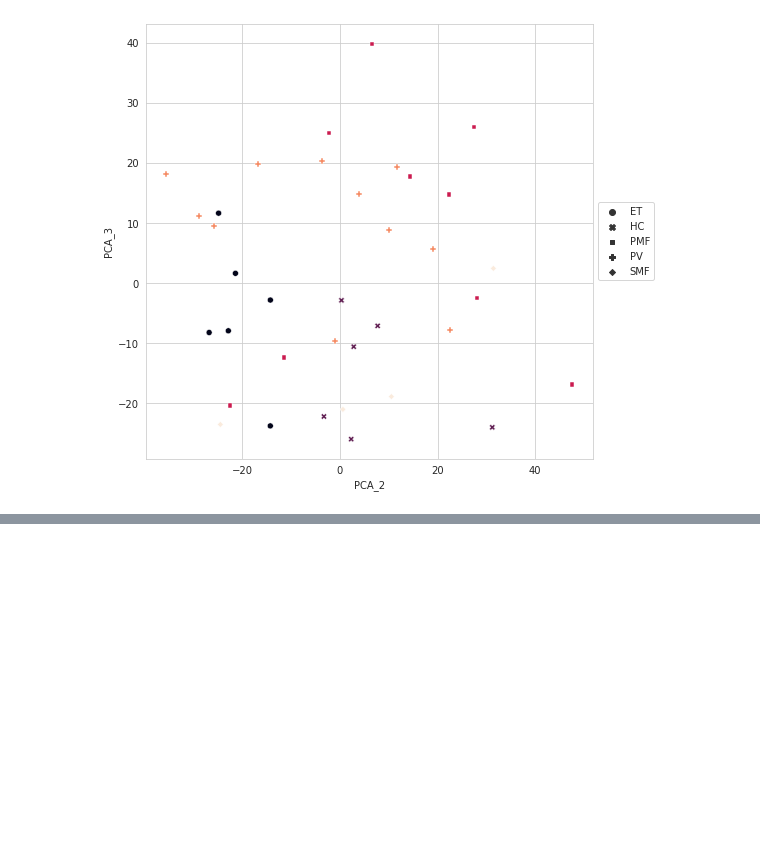
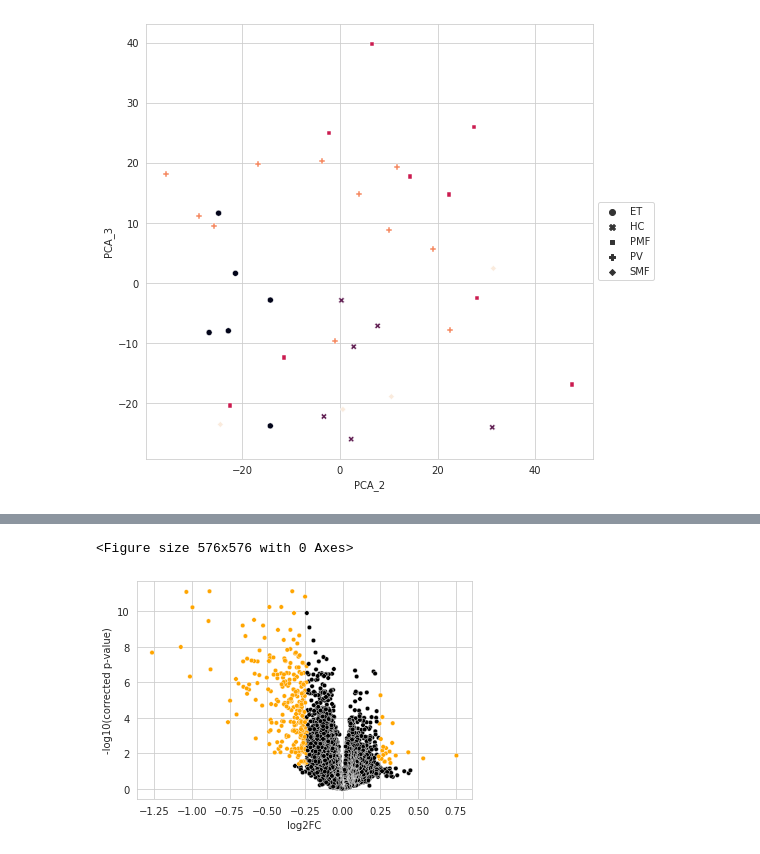
Before and after one commit to SushmitaM1/RNA_Analysis_python, a Jupyter notebook: RNA_expression_analysis_Python3.ipynb, the cells around one changed output, grey strips where cells are left out. Cells and saved outputs as stored; diff of their text form; code cells hidden in the pictures; blank space fills up the shorter version.

Commit message:
Added DE analysis and clustering

```diff
--- a/RNA_expression_analysis_Python3.ipynb
+++ b/RNA_expression_analysis_Python3.ipynb
@@ -288,0 +369,5 @@ plt.show()
+# %%
+# Setting the condition to False if Diagnosis is HC (Healthy), otherwise set to True
+data.obs['condition'] = data.obs['Diagnosis']!='HC'
+# Change bool to int
+data.obs['condition'] = data.obs['condition'].astype('int') #(False is 0 which is the control group i.e. healthy)
@@ -288,0 +398,4 @@ plt.show()
+# %%
+test = de.test.t_test(data=data,           #AnnData
+                      grouping="condition" #.obs column used for analysis
+                      )
@@ -288,0 +406,7 @@ plt.show()
+# %%
+plt.figure(figsize=(8,8))
+test.plot_volcano(corrected_pval=True, min_fc=1.18, alpha=0.05, size=20)
+plt.show()
+# %% [output]
+<Figure size 576x576 with 0 Axes>
+[figure, added]
```
Also changed, not shown: parts of 34 cells of this notebook.
